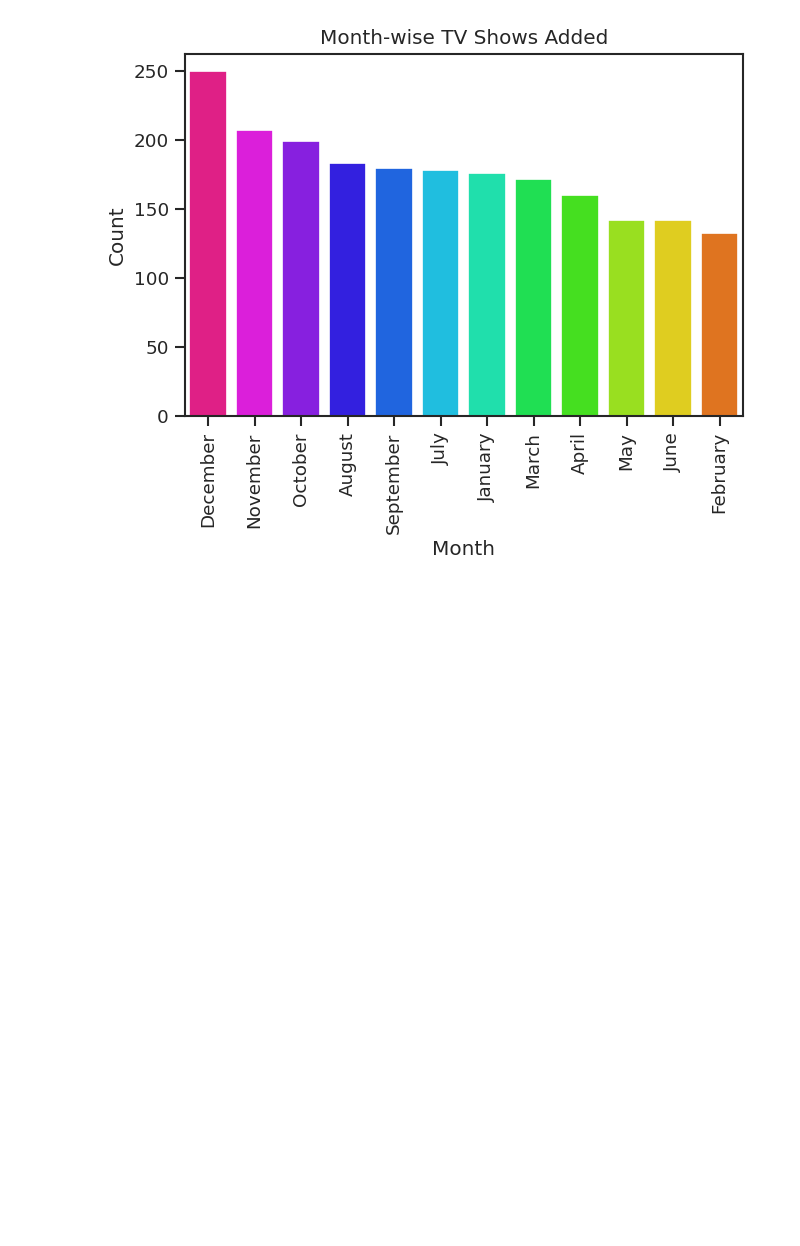
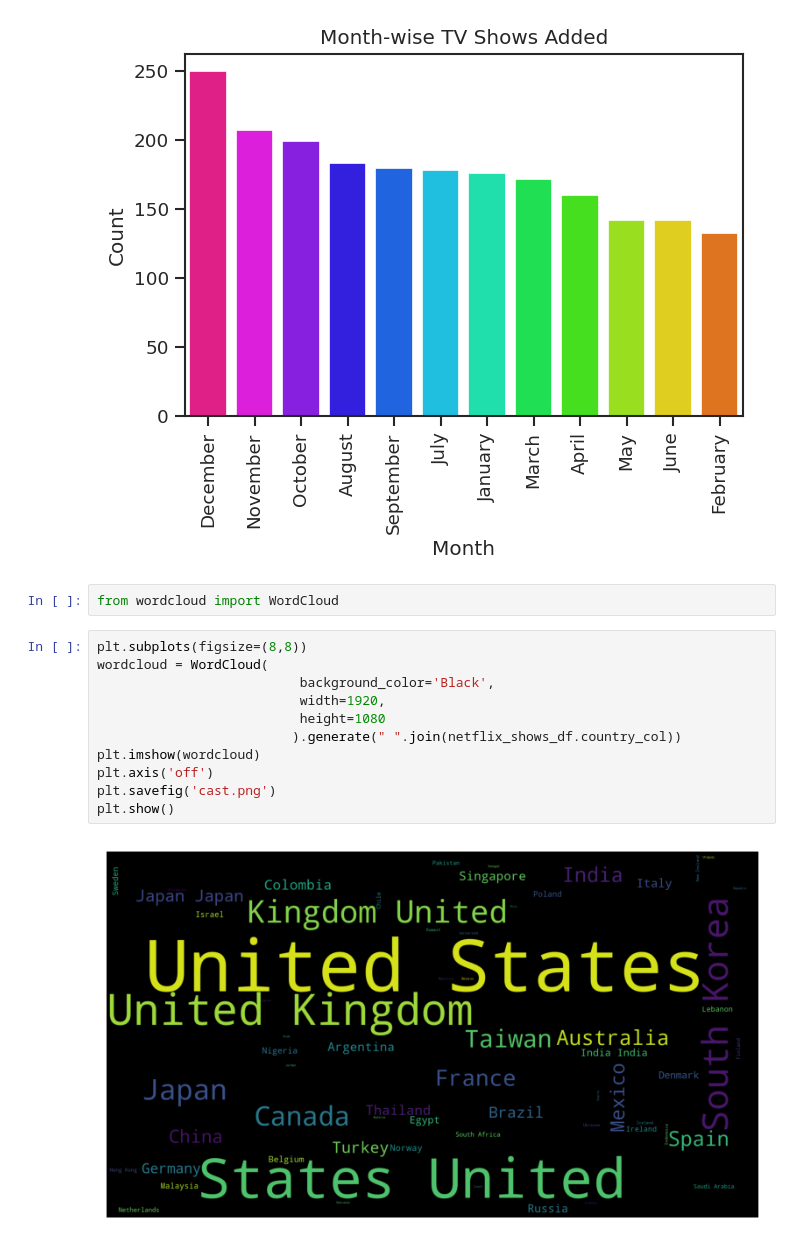
Before and after one commit to Saurabhf/Netflix_Movies_And_TV_Shows_Clustering, a Jupyter notebook: NETFLIX_MOVIES_AND_TV_SHOWS_CLUSTERING.ipynb, the cells around one changed output. Saved outputs shown, nothing was run; the diff lists cells and outputs as text; blank space fills up the shorter version.

```diff
--- a/NETFLIX_MOVIES_AND_TV_SHOWS_CLUSTERING.ipynb
+++ b/NETFLIX_MOVIES_AND_TV_SHOWS_CLUSTERING.ipynb
@@ -689,3 +703,18 @@ plt.xticks(rotation=90)
 plt.show()
 # %% [output]
 [figure]
+# %%
+from wordcloud import WordCloud
+# %%
+plt.subplots(figsize=(8,8))
+wordcloud = WordCloud(
+                          background_color='Black',
+                          width=1920,
+                          height=1080
+                         ).generate(" ".join(netflix_shows_df.country_col))
+plt.imshow(wordcloud)
+plt.axis('off')
+plt.savefig('cast.png')
+plt.show()
+# %% [output]
+[figure, added]
```
Also changed, not shown: parts of 45 cells of this notebook.
